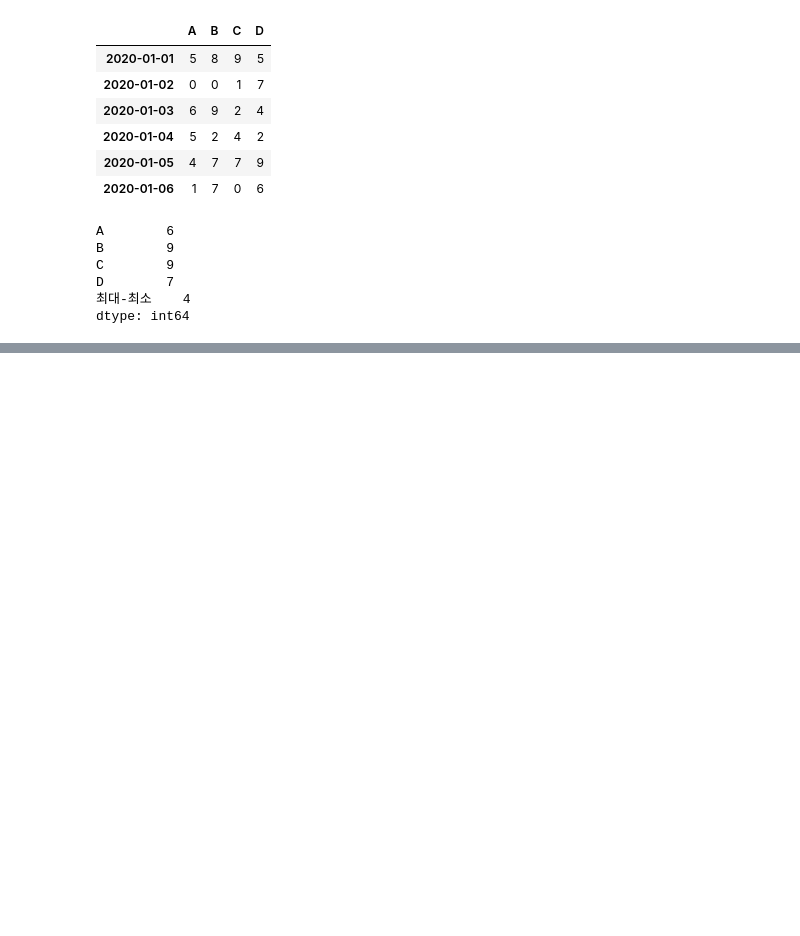
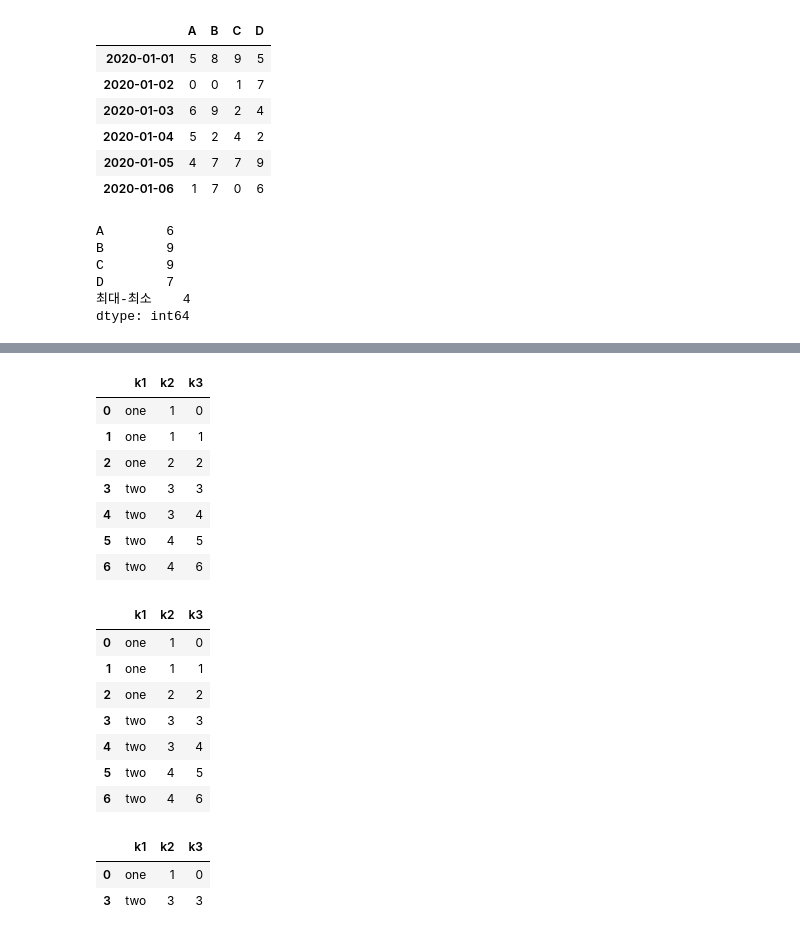
Before and after one commit to sehun4239/Data-analysis-Machine-Learning-Basic, a Jupyter notebook: 02.pandas.ipynb, the cells around one changed output, grey strips where cells are left out. Saved outputs shown, nothing was run; the diff lists cells and outputs as text; code cells hidden in the pictures; blank space fills up the shorter version.

```diff
--- a/02.pandas.ipynb
+++ b/02.pandas.ipynb
@@ -1401,0 +1704,45 @@ dtype: int64
+# %%
+# 중복행 처리
+
+import numpy as np
+import pandas as pd
+
+df = pd.DataFrame({'k1' : ['one'] * 3 + ['two'] * 4,
+                   'k2' : [1,1,2,3,3,4,4]})
+# display(df)
+
+# DataFrame에서 중복행에 대한 boolean mask를 추출
+# print(df.duplicated()) # 중복행에 대한 boolean mask를 추출
+
+df.loc[df.duplicated(), :]
+# display(df.drop_duplicates()) # 중복행을 찾아서 지우고 그 결과 DataFrame을 리턴
+
+########
+
+df2 = pd.DataFrame({'k1' : ['one'] * 3 + ['two'] * 4,
+                   'k2' : [1,1,2,3,3,4,4],
+                   'k3' : np.arange(7)})
+
+display(df2)
+display(df2.drop_duplicates())  # 중복행이 없어요
+display(df2.drop_duplicates(['k1']))  # 중복행   one하나 two하나 살음
+# %% [output]
+|  | k1 | k2 | k3 |
+| 0 | one | 1 | 0 |
+| 1 | one | 1 | 1 |
+| 2 | one | 2 | 2 |
+| 3 | two | 3 | 3 |
+| 4 | two | 3 | 4 |
+| 5 | two | 4 | 5 |
+| 6 | two | 4 | 6 |
+|  | k1 | k2 | k3 |
+| 0 | one | 1 | 0 |
+| 1 | one | 1 | 1 |
+| 2 | one | 2 | 2 |
+| 3 | two | 3 | 3 |
+| 4 | two | 3 | 4 |
+| 5 | two | 4 | 5 |
+| 6 | two | 4 | 6 |
+|  | k1 | k2 | k3 |
+| 0 | one | 1 | 0 |
+| 3 | two | 3 | 3 |
```
Also changed, not shown: parts of 12 cells of this notebook, 2 other files.
